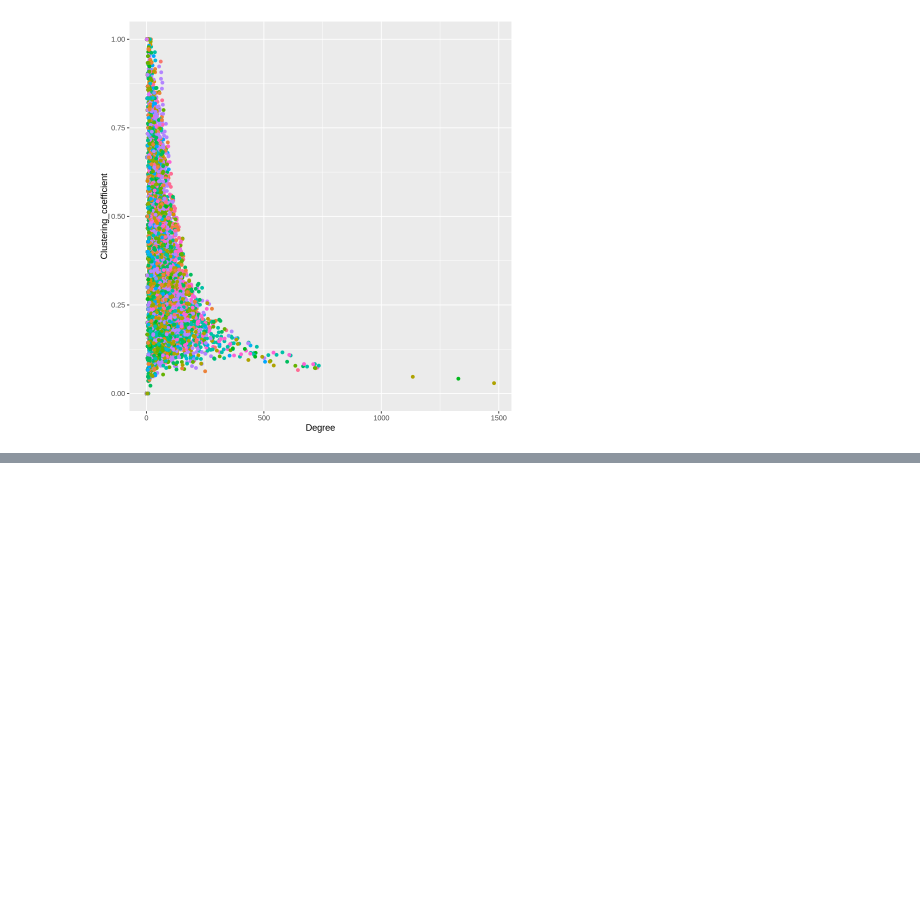
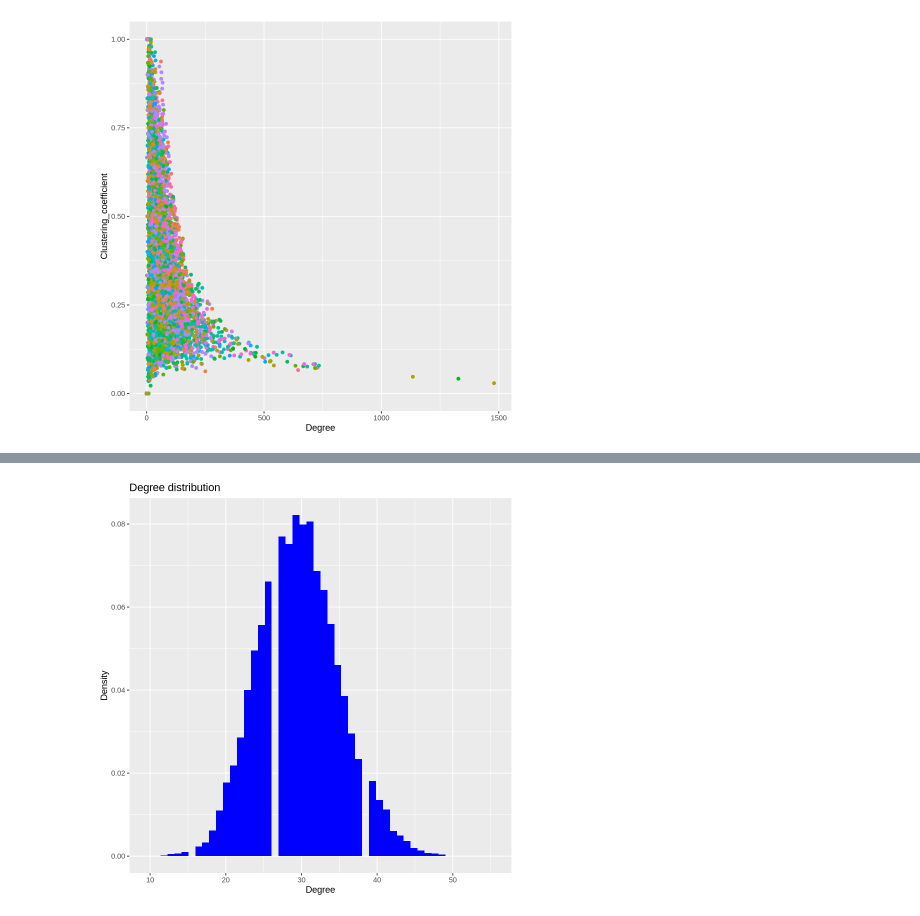
Before and after one commit to riccardo03-maker/Abstract_network, a Jupyter notebook: plots.ipynb, the cells around one changed output, grey strips where cells are left out. Saved outputs shown, nothing was run; the diff lists cells and outputs as text; code cells hidden in the pictures; blank space fills up the shorter version.

```diff
--- a/plots.ipynb
+++ b/plots.ipynb
@@ -154,0 +152,5 @@ ggplot(data = centrality_measures, aes(x = Degree, y = Clustering_coefficient, c
+# %%
+library(tidyverse)
+centrality_measures <- read_csv(
+    "networks/results/random_network/centrality_measures.csv"
+)
@@ -154,0 +178,7 @@ ggplot(data = centrality_measures, aes(x = Degree, y = Clustering_coefficient, c
+# %%
+#degree distribution
+ggplot(data = centrality_measures, aes(x = Degree)) +
+    geom_histogram(bins = 50, fill = "blue", aes(y = after_stat(density))) +
+    labs(title = "Degree distribution", x = "Degree", y = "Density")
+# %% [output]
+[figure, added]
```
Also changed, not shown: parts of 11 cells of this notebook, 8 other files.
